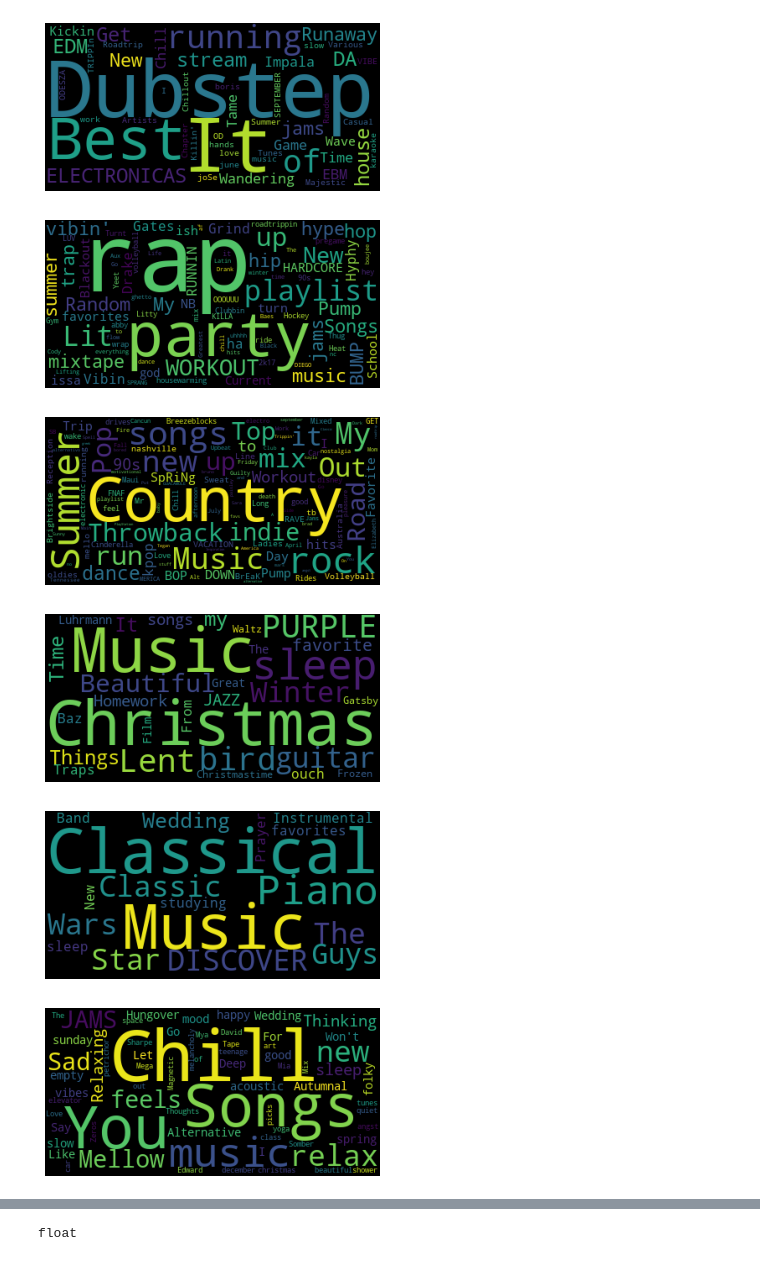
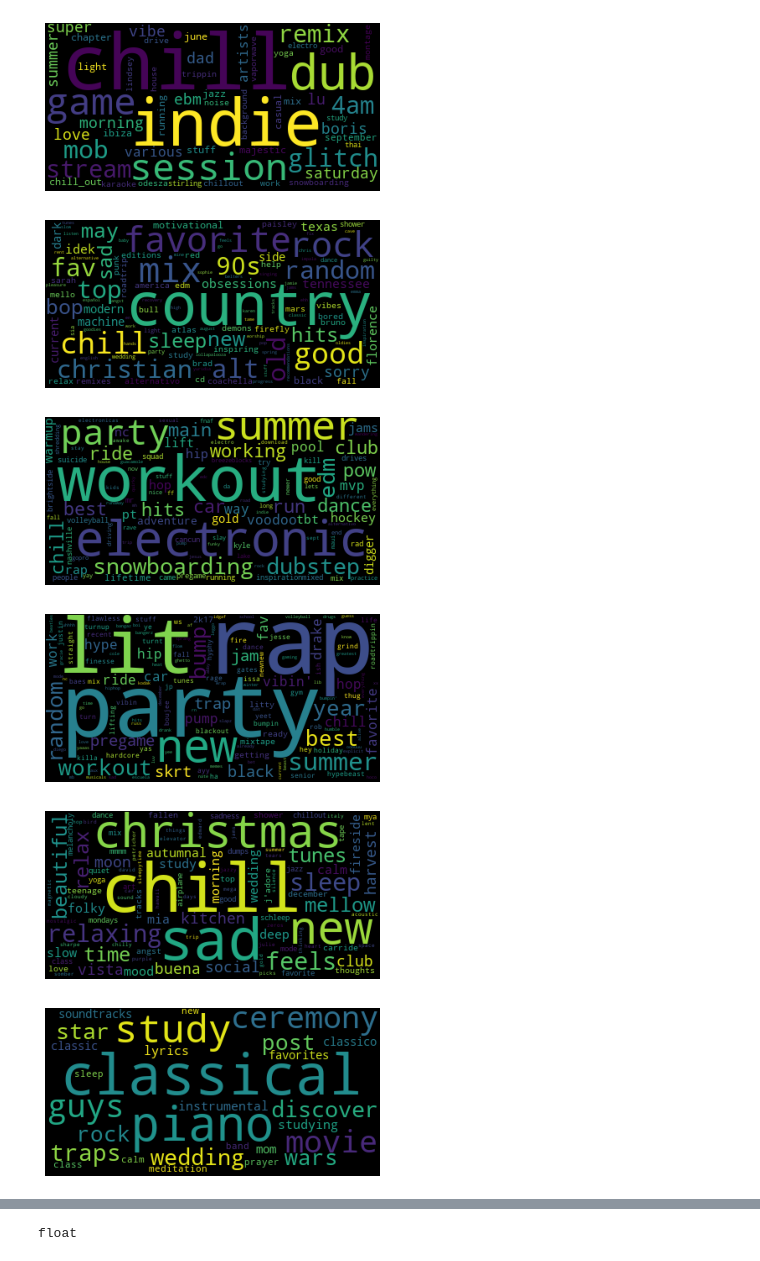
Before and after one commit to AlexanderFriedrichsen/cs254_playlist_project, a Jupyter notebook: k_means.ipynb, the cells around one changed output, grey strips where cells are left out. Saved outputs shown, nothing was run; the diff lists cells and outputs as text; code cells hidden in the pictures.

Commit message:
Added more stopwords and changed target data

```diff
--- a/k_means.ipynb
+++ b/k_means.ipynb
@@ -105,6 +122,10 @@ sns.scatterplot(x='X', y='Y', data=data_df, legend=None)
 # %%
 # initialize KMeans
-kmeans = KMeans(n_clusters=18, random_state=0)
+n_clusters = 20
+kmeans = KMeans(n_clusters=n_clusters, random_state=0)
 clusters = kmeans.fit(scaled_x)
 labels = clusters.labels_
 data_df['cluster'] = pd.Categorical(labels)
+
+target_cluster = kmeans.predict(scaled_y)
+print(target_cluster)
@@ -132,8 +155,5 @@ data_df
 # %%
-from wordcloud import WordCloud
-from matplotlib import pyplot as plt
-
-data_df["playlist_name"] = data['name']
+data_df["playlist_name"] = data['name'].str.lower()
 # display(data_df)
 
 # we want to perform a pivot on data_df so that each cluster number is a column with row value equal to the playlist name.
@@ -144,11 +164,17 @@ original_df = original_df.fillna('')
 # original_df.head(20)
 # print(original_df.columns)
 
+#list of words to ignore
+stop_words = STOPWORDS.update(["i", "it", "me", "my", "that", "the", "of", "than", "then",
+"when", "if", "a", "there", "playlist", "music", "song", "songs", "to", "too", "get", "as", "this",
+"am", "is", "are", "has", "and", "aa", "aaa", 'b', 'c', 'd', 'e', 'f', 'g', 'h', 'j', 'k', 'l', 'm', 'n',
+'o', 'p', 'q', 'r', 's', 't', 'u', 'v', 'w', 'x', 'y', 'z'])
+
 wordclouds = {}
-for i in range(18):
+for i in range(n_clusters):
     original_df.replace(np.nan, '')
     original_df[i] = original_df[i].astype(str) #.sum(skipna=True))
-    wordclouds["wordcloud" + str(i)] = WordCloud(stopwords='stopwords.txt').generate(' '.join(original_df[i]))
+    wordclouds["wordcloud" + str(i)] = WordCloud(stopwords=stop_words).generate(' '.join(original_df[i]))
 
 for val in wordclouds.values():
     plt.imshow(val)
@@ -173,6 +185,6 @@ Index(['X', 0, 1, 2, 3, 4, 5, 6, 7, 8, 9, 10, 11, 12, 13, 14, 15, 16, 17], dtype
-[figure, old version]
+[figure, new version]
-[figure, old version]
+[figure, new version]
-[figure, old version]
+[figure, new version]
-[figure, old version]
+[figure, new version]
-[figure, old version]
+[figure, new version]
-[figure, old version]
+[figure, new version]
```
Also changed, not shown: parts of 10 cells of this notebook, 1 other file.
